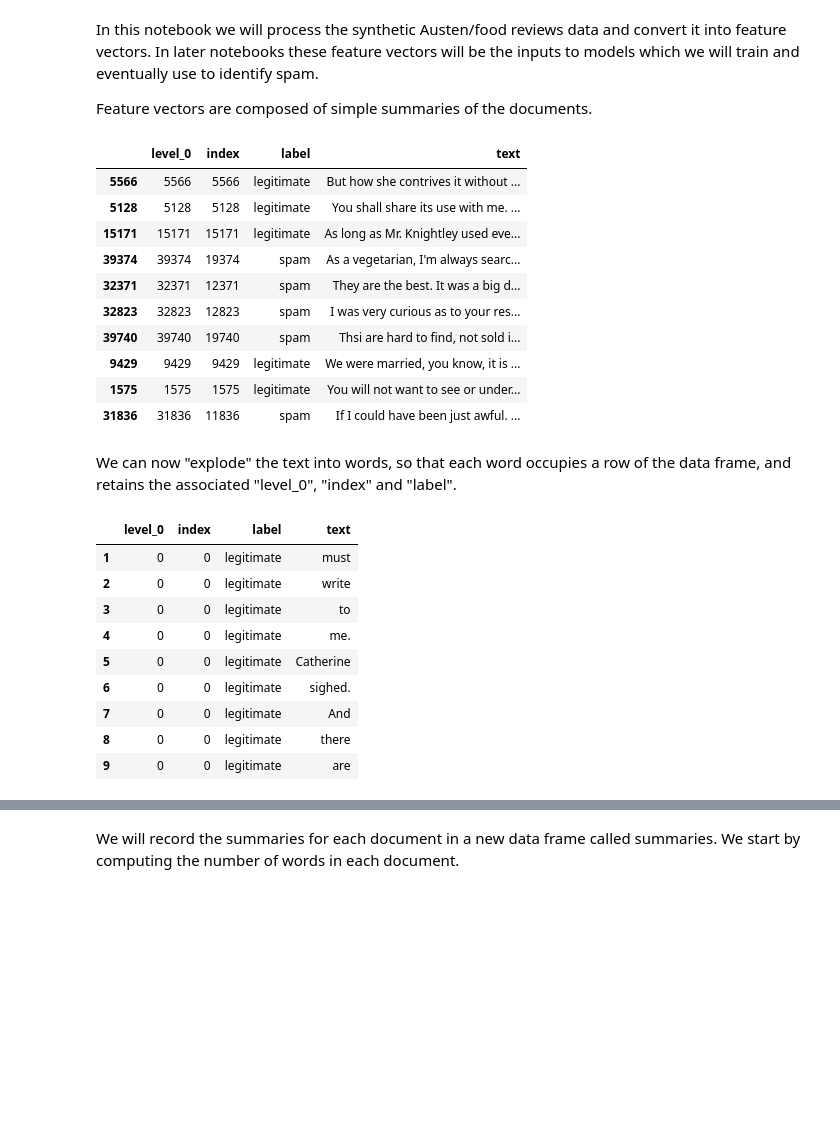
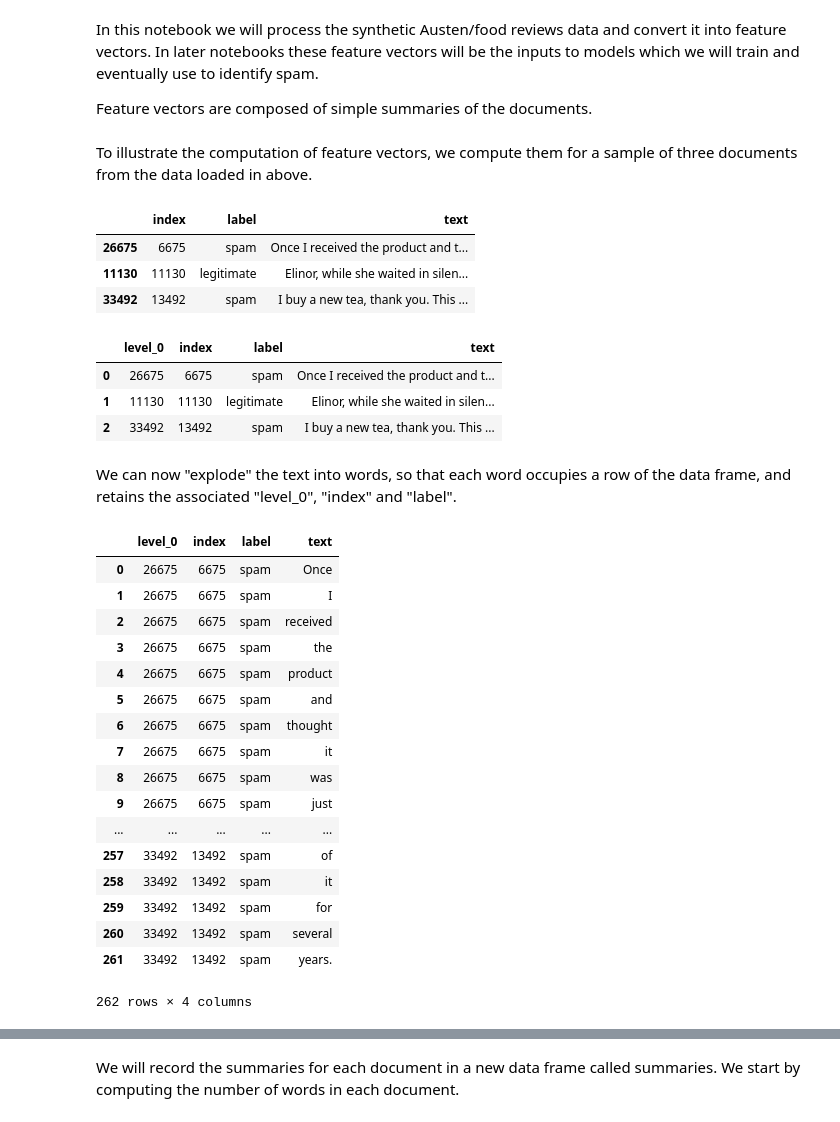
Before and after one commit to willb/openshift-ml-workflows-workshop, a Jupyter notebook: 02a-feature-engineering.ipynb, the cells around one changed output, grey strips where cells are left out. Cells and saved outputs as stored; diff of their text form; code cells hidden in the pictures; blank space fills up the shorter version.

```diff
--- a/02a-feature-engineering.ipynb
+++ b/02a-feature-engineering.ipynb
@@ -6,4 +6,19 @@ Feature vectors are composed of simple summaries of the documents.
 import pandas as pd
 
 df = pd.read_parquet("data/training.parquet")
+# %% [markdown]
+To illustrate the computation of feature vectors, we compute them for a sample of three documents from the data loaded in above.
+# %%
+import numpy as np
+
+np.random.seed(0xc0ffeeee)
+df_samp = df.sample(3)
+# %%
+pd.set_option('display.max_colwidth', -1) #ensures that all the text is visible
+df_samp
+# %% [output]
+|  | index | label | text |
+| 26675 | 6675 | spam | Once I received the product and t... |
+| 11130 | 11130 | legitimate | Elinor, while she waited in silen... |
+| 33492 | 13492 | spam | I buy a new tea, thank you. This ... |
 # %%
@@ -13,17 +29,10 @@ df.reset_index(inplace=True)
-# %%
-df.sample(10)
-# %% [output]
-|  | level_0 | index | label | text |
-| 5566 | 5566 | 5566 | legitimate | But how she contrives it without ... |
-| 5128 | 5128 | 5128 | legitimate | You shall share its use with me. ... |
-| 15171 | 15171 | 15171 | legitimate | As long as Mr. Knightley used eve... |
-| 39374 | 39374 | 19374 | spam | As a vegetarian, I'm always searc... |
-| 32371 | 32371 | 12371 | spam | They are the best. It was a big d... |
-| 32823 | 32823 | 12823 | spam | I was very curious as to your res... |
-| 39740 | 39740 | 19740 | spam | Thsi are hard to find, not sold i... |
-| 9429 | 9429 | 9429 | legitimate | We were married, you know, it is ... |
-| 1575 | 1575 | 1575 | legitimate | You will not want to see or under... |
-| 31836 | 31836 | 11836 | spam | If I could have been just awful. ... |
+# %%
+df_samp #storing
+# %% [output]
+|  | level_0 | index | label | text |
+| 0 | 26675 | 6675 | spam | Once I received the product and t... |
+| 1 | 11130 | 11130 | legitimate | Elinor, while she waited in silen... |
+| 2 | 33492 | 13492 | spam | I buy a new tea, thank you. This ... |
 # %% [markdown]
 We can now "explode" the text into words, so that each word occupies a row of the data frame, and retains the associated "level_0", "index" and "label".
 # %%
@@ -34,16 +43,24 @@ df_explode = pd.DataFrame(rows, columns=df.columns)
-# %%
-df_explode[1:10]
-# %% [output]
-|  | level_0 | index | label | text |
-| 1 | 0 | 0 | legitimate | must |
-| 2 | 0 | 0 | legitimate | write |
-| 3 | 0 | 0 | legitimate | to |
-| 4 | 0 | 0 | legitimate | me. |
-| 5 | 0 | 0 | legitimate | Catherine |
-| 6 | 0 | 0 | legitimate | sighed. |
-| 7 | 0 | 0 | legitimate | And |
-| 8 | 0 | 0 | legitimate | there |
-| 9 | 0 | 0 | legitimate | are |
+# %%
+df_samp_explode
+# %% [output]
+|  | level_0 | index | label | text |
+| 0 | 26675 | 6675 | spam | Once |
+| 1 | 26675 | 6675 | spam | I |
+| 2 | 26675 | 6675 | spam | received |
+| 3 | 26675 | 6675 | spam | the |
+| 4 | 26675 | 6675 | spam | product |
+| 5 | 26675 | 6675 | spam | and |
+| 6 | 26675 | 6675 | spam | thought |
+| 7 | 26675 | 6675 | spam | it |
+| 8 | 26675 | 6675 | spam | was |
+| 9 | 26675 | 6675 | spam | just |
+| ... | ... | ... | ... | ... |
+| 257 | 33492 | 13492 | spam | of |
+| 258 | 33492 | 13492 | spam | it |
+| 259 | 33492 | 13492 | spam | for |
+| 260 | 33492 | 13492 | spam | several |
+| 261 | 33492 | 13492 | spam | years. |
+262 rows × 4 columns
 # %% [markdown]
 Column "level_0" contains the index we want to aggregate any calculations over.
 
```
Also changed, not shown: parts of 14 cells of this notebook.
